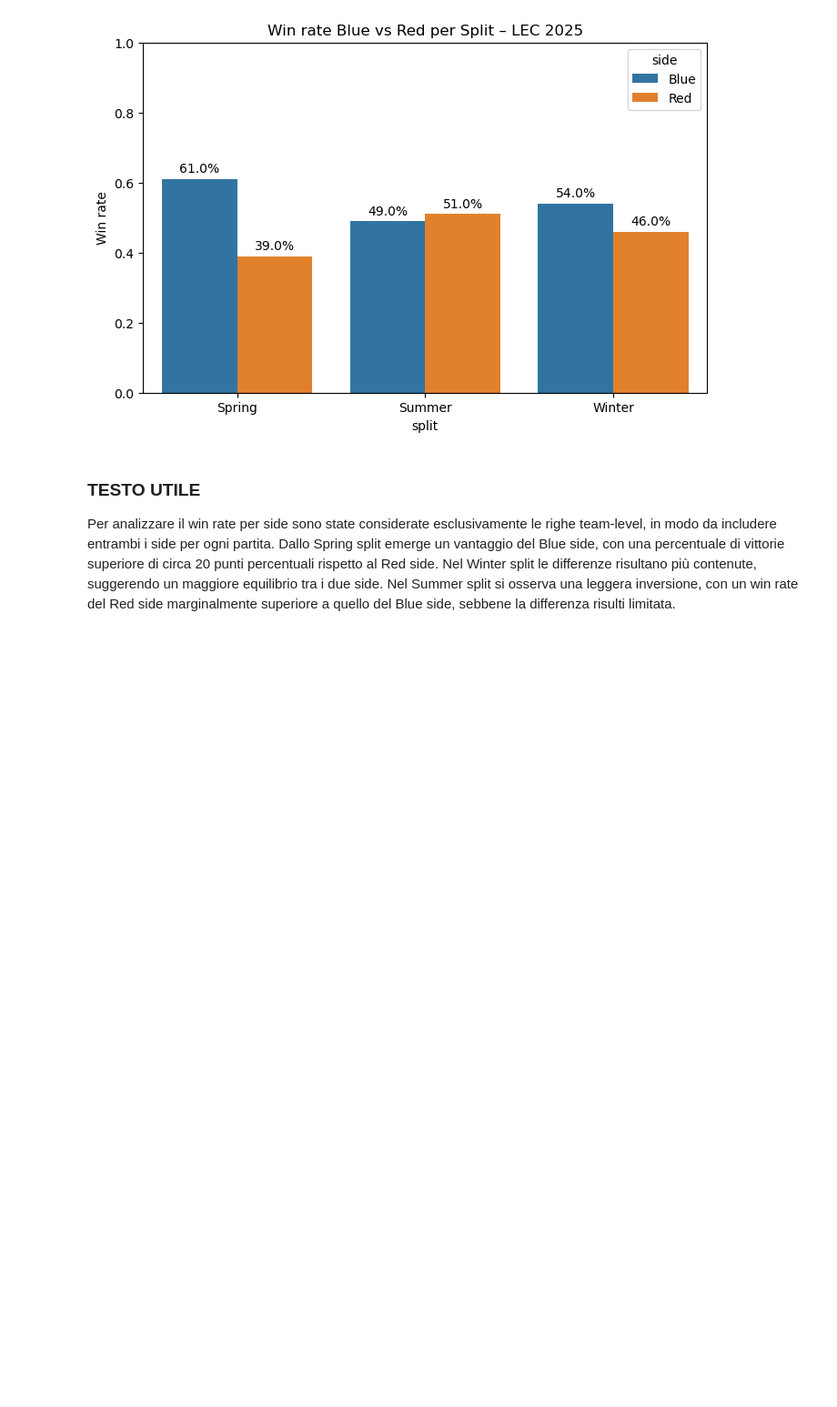
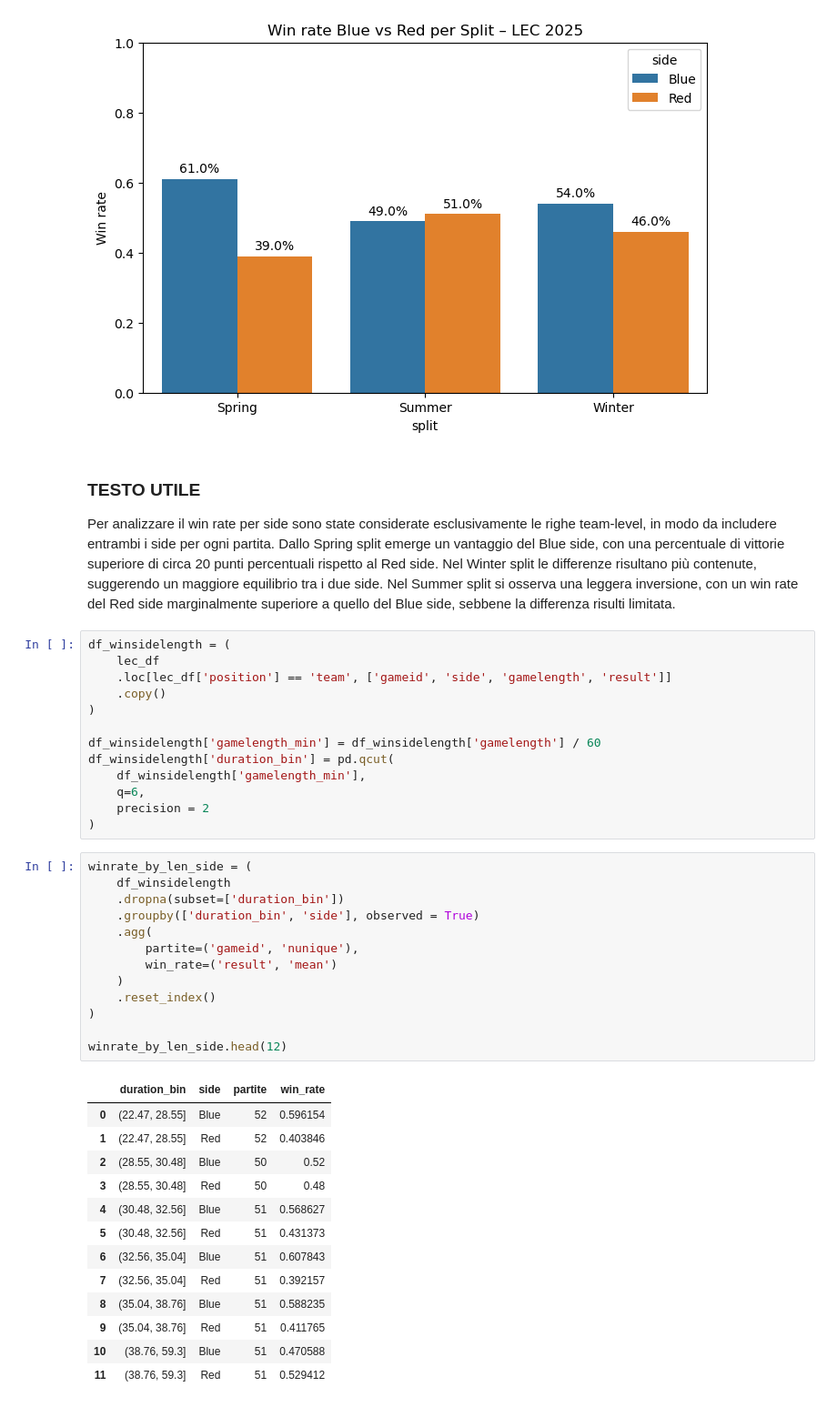
Before and after one commit to AnalystEca/G2-project-analysis, a Jupyter notebook: G2_analisi.ipynb, the cells around one changed output. Shown at 91% size. Drawn from its saved outputs; the diff is of its cells as text; blank space fills up the shorter version.

```diff
--- a/G2_analisi.ipynb
+++ b/G2_analisi.ipynb
@@ -347,3 +347,43 @@ Per analizzare il win rate per side sono state considerate esclusivamente le rig
 Dallo Spring split emerge un vantaggio del Blue side, con una percentuale di vittorie superiore di circa 20 punti percentuali rispetto al Red side.
 Nel Winter split le differenze risultano più contenute, suggerendo un maggiore equilibrio tra i due side.
 Nel Summer split si osserva una leggera inversione, con un win rate del Red side marginalmente superiore a quello del Blue side, sebbene la differenza risulti limitata.
+# %%
+df_winsidelength = (
+    lec_df
+    .loc[lec_df['position'] == 'team', ['gameid', 'side', 'gamelength', 'result']]
+    .copy()
+)
+
+df_winsidelength['gamelength_min'] = df_winsidelength['gamelength'] / 60
+df_winsidelength['duration_bin'] = pd.qcut(
+    df_winsidelength['gamelength_min'],
+    q=6,
+    precision = 2
+)
+# %%
+winrate_by_len_side = (
+    df_winsidelength
+    .dropna(subset=['duration_bin'])
+    .groupby(['duration_bin', 'side'], observed = True)
+    .agg(
+        partite=('gameid', 'nunique'),
+        win_rate=('result', 'mean')
+    )
+    .reset_index()
+)
+
+winrate_by_len_side.head(12)
+# %% [output]
+|  | duration_bin | side | partite | win_rate |
+| 0 | (22.47, 28.55] | Blue | 52 | 0.596154 |
+| 1 | (22.47, 28.55] | Red | 52 | 0.403846 |
+| 2 | (28.55, 30.48] | Blue | 50 | 0.52 |
+| 3 | (28.55, 30.48] | Red | 50 | 0.48 |
+| 4 | (30.48, 32.56] | Blue | 51 | 0.568627 |
+| 5 | (30.48, 32.56] | Red | 51 | 0.431373 |
+| 6 | (32.56, 35.04] | Blue | 51 | 0.607843 |
+| 7 | (32.56, 35.04] | Red | 51 | 0.392157 |
+| 8 | (35.04, 38.76] | Blue | 51 | 0.588235 |
+| 9 | (35.04, 38.76] | Red | 51 | 0.411765 |
+| 10 | (38.76, 59.3] | Blue | 51 | 0.470588 |
+| 11 | (38.76, 59.3] | Red | 51 | 0.529412 |
```
Also changed, not shown: parts of 2 cells of this notebook, 1 other file.
